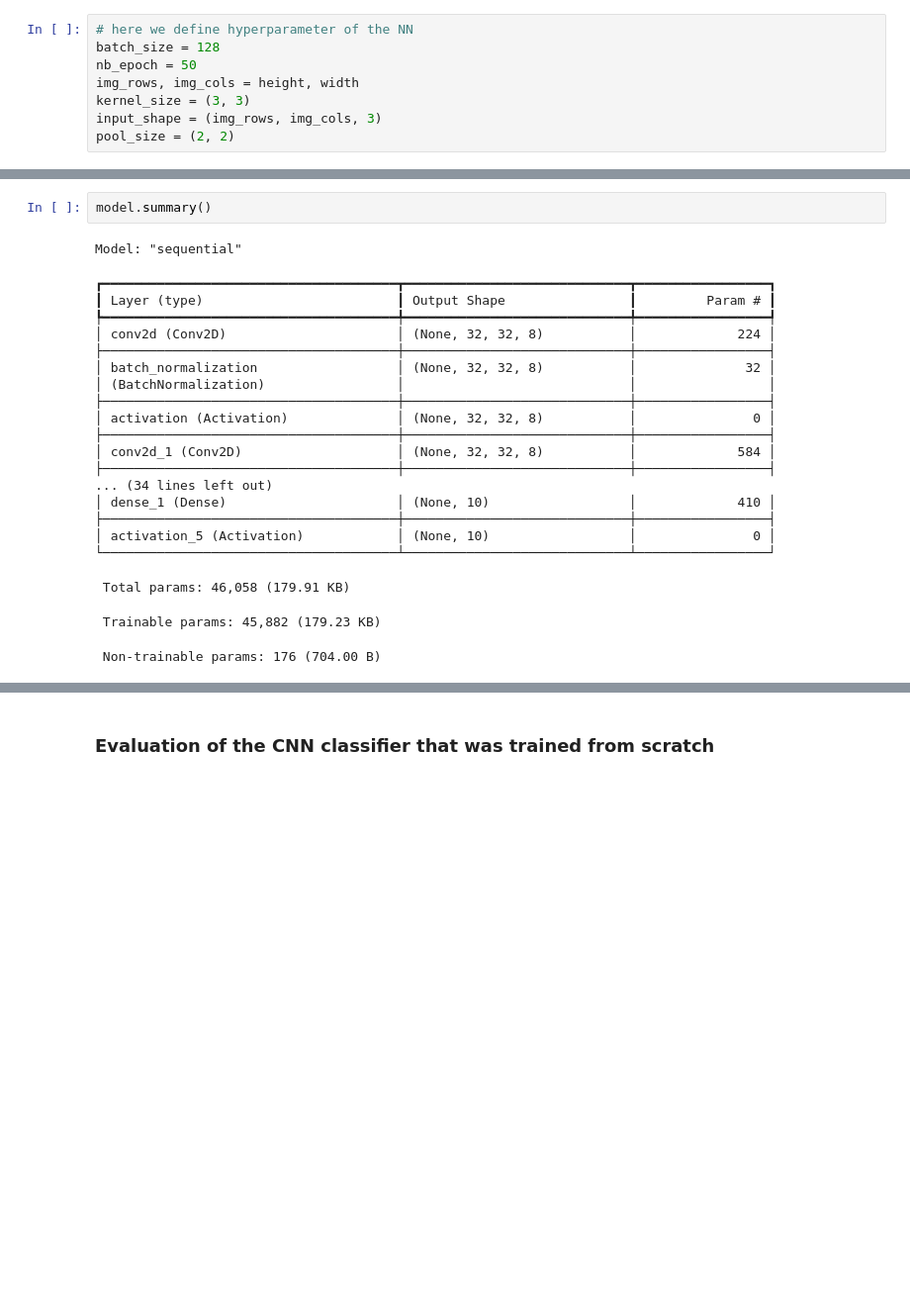
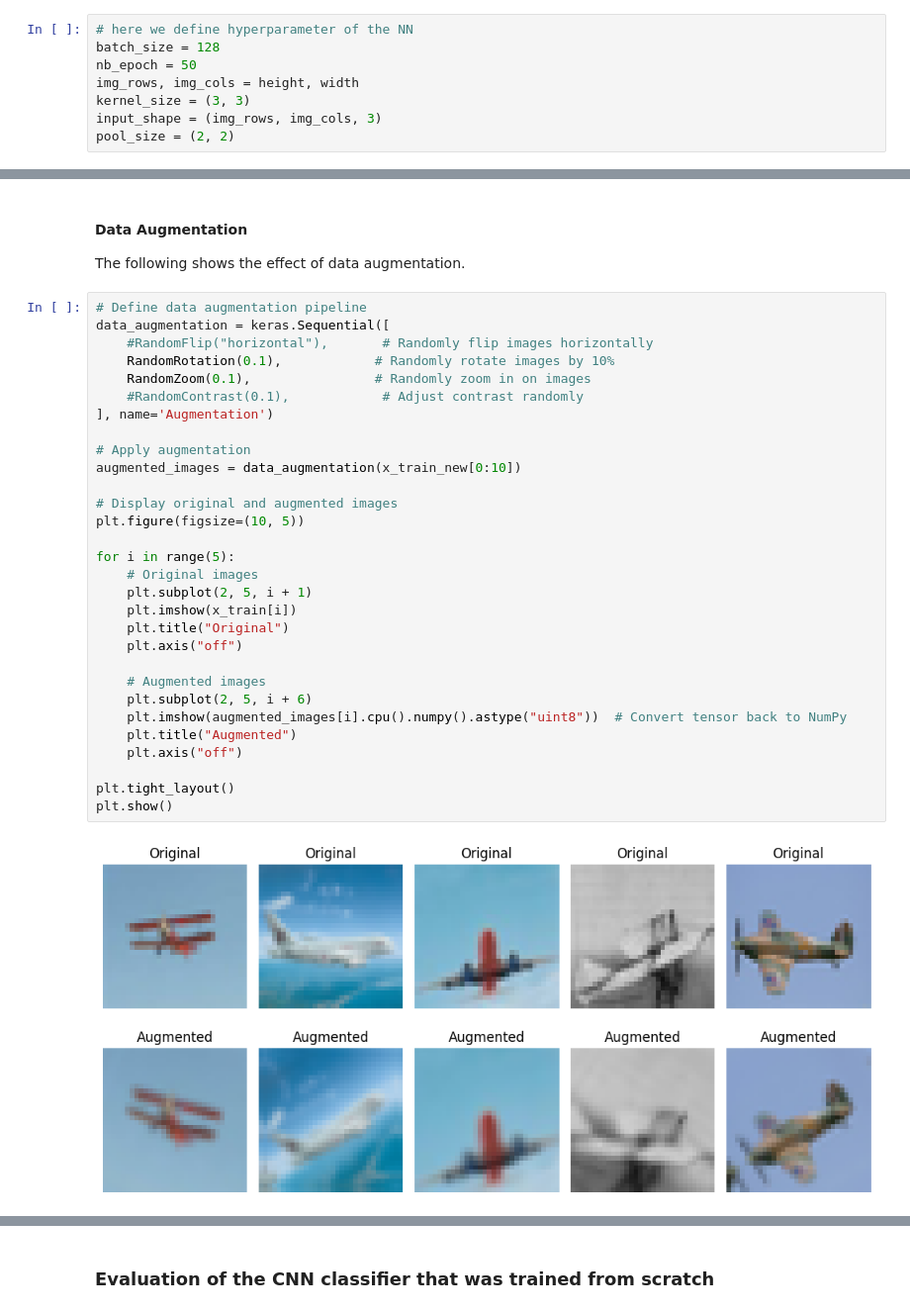
Before and after one commit to tensorchiefs/dlwbl_eth25, a Jupyter notebook: notebooks/02_transfer_learning.ipynb, the cells around one changed output, grey strips where cells are left out. Shown at 99% size. Cells and saved outputs as stored; diff of their text form; blank space fills up the shorter version.

Commit message:
Added Augmentation

```diff
--- a/notebooks/02_transfer_learning.ipynb
+++ b/notebooks/02_transfer_learning.ipynb
@@ -404,24 +376,36 @@ model.compile(loss='categorical_crossentropy',
-# %%
-model.summary()
-# %% [output]
-Model: "sequential"
-┏━━━━━━━━━━━━━━━━━━━━━━━━━━━━━━━━━━━━━━┳━━━━━━━━━━━━━━━━━━━━━━━━━━━━━┳━━━━━━━━━━━━━━━━━┓
-┃ Layer (type)                         ┃ Output Shape                ┃         Param # ┃
-┡━━━━━━━━━━━━━━━━━━━━━━━━━━━━━━━━━━━━━━╇━━━━━━━━━━━━━━━━━━━━━━━━━━━━━╇━━━━━━━━━━━━━━━━━┩
-│ conv2d (Conv2D)                      │ (None, 32, 32, 8)           │             224 │
-├──────────────────────────────────────┼─────────────────────────────┼─────────────────┤
-│ batch_normalization                  │ (None, 32, 32, 8)           │              32 │
-│ (BatchNormalization)                 │                             │                 │
-├──────────────────────────────────────┼─────────────────────────────┼─────────────────┤
-│ activation (Activation)              │ (None, 32, 32, 8)           │               0 │
-├──────────────────────────────────────┼─────────────────────────────┼─────────────────┤
-│ conv2d_1 (Conv2D)                    │ (None, 32, 32, 8)           │             584 │
-├──────────────────────────────────────┼─────────────────────────────┼─────────────────┤
-... (34 lines left out)
-│ dense_1 (Dense)                      │ (None, 10)                  │             410 │
-├──────────────────────────────────────┼─────────────────────────────┼─────────────────┤
-│ activation_5 (Activation)            │ (None, 10)                  │               0 │
-└──────────────────────────────────────┴─────────────────────────────┴─────────────────┘
- Total params: 46,058 (179.91 KB)
- Trainable params: 45,882 (179.23 KB)
- Non-trainable params: 176 (704.00 B)
+# %% [markdown]
+#### Data Augmentation
+
+The following shows the effect of data augmentation.
+# %%
+# Define data augmentation pipeline
+data_augmentation = keras.Sequential([
+    #RandomFlip("horizontal"),       # Randomly flip images horizontally
+    RandomRotation(0.1),            # Randomly rotate images by 10%
+    RandomZoom(0.1),                # Randomly zoom in on images
+    #RandomContrast(0.1),            # Adjust contrast randomly
+], name='Augmentation')
+
+# Apply augmentation
+augmented_images = data_augmentation(x_train_new[0:10])
+
+# Display original and augmented images
+plt.figure(figsize=(10, 5))
+
+for i in range(5):
+    # Original images
+    plt.subplot(2, 5, i + 1)
+    plt.imshow(x_train[i])
+    plt.title("Original")
+    plt.axis("off")
+
+    # Augmented images
+    plt.subplot(2, 5, i + 6)
+    plt.imshow(augmented_images[i].cpu().numpy().astype("uint8"))  # Convert tensor back to NumPy
+    plt.title("Augmented")
+    plt.axis("off")
+
+plt.tight_layout()
+plt.show()
+# %% [output]
+[figure, added]
```
Also changed, not shown: parts of 11 cells of this notebook.
